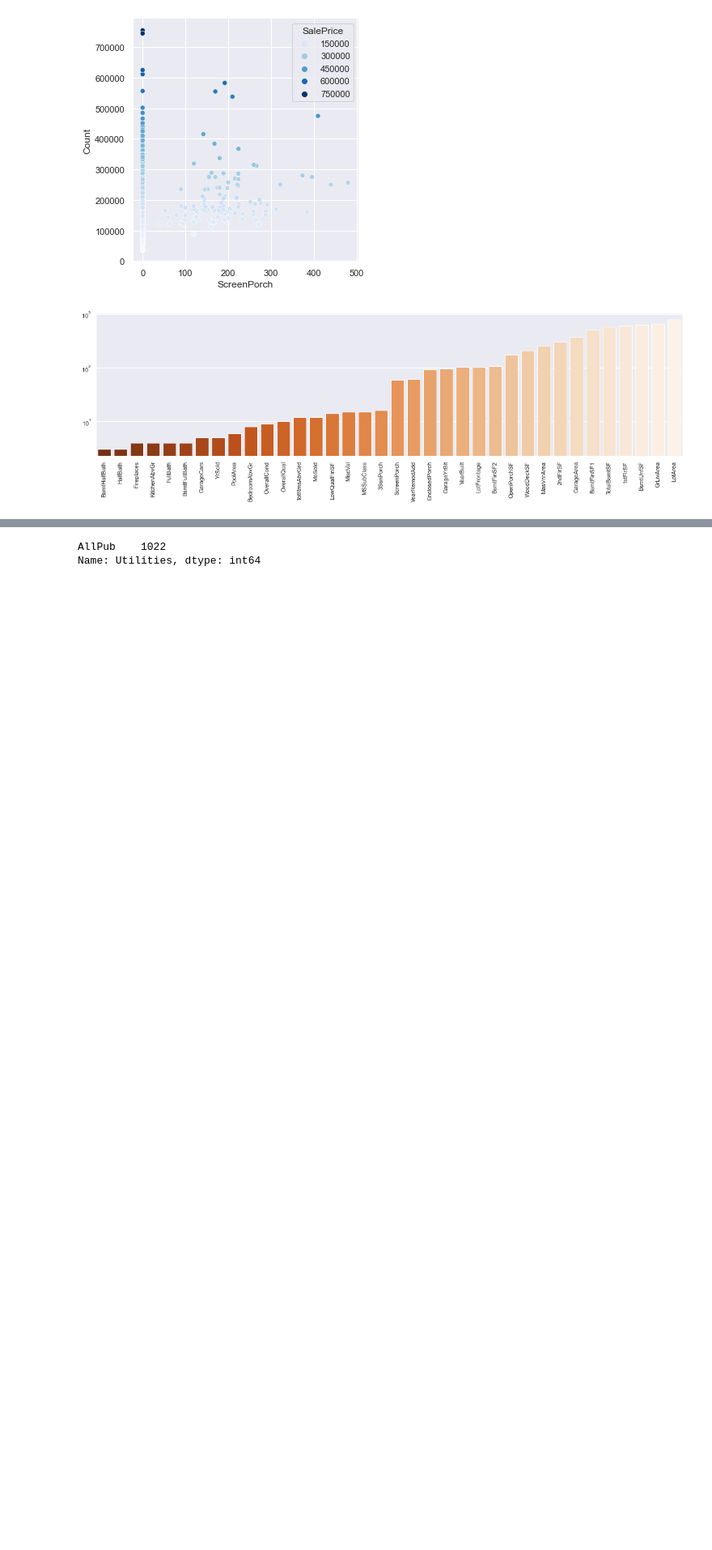
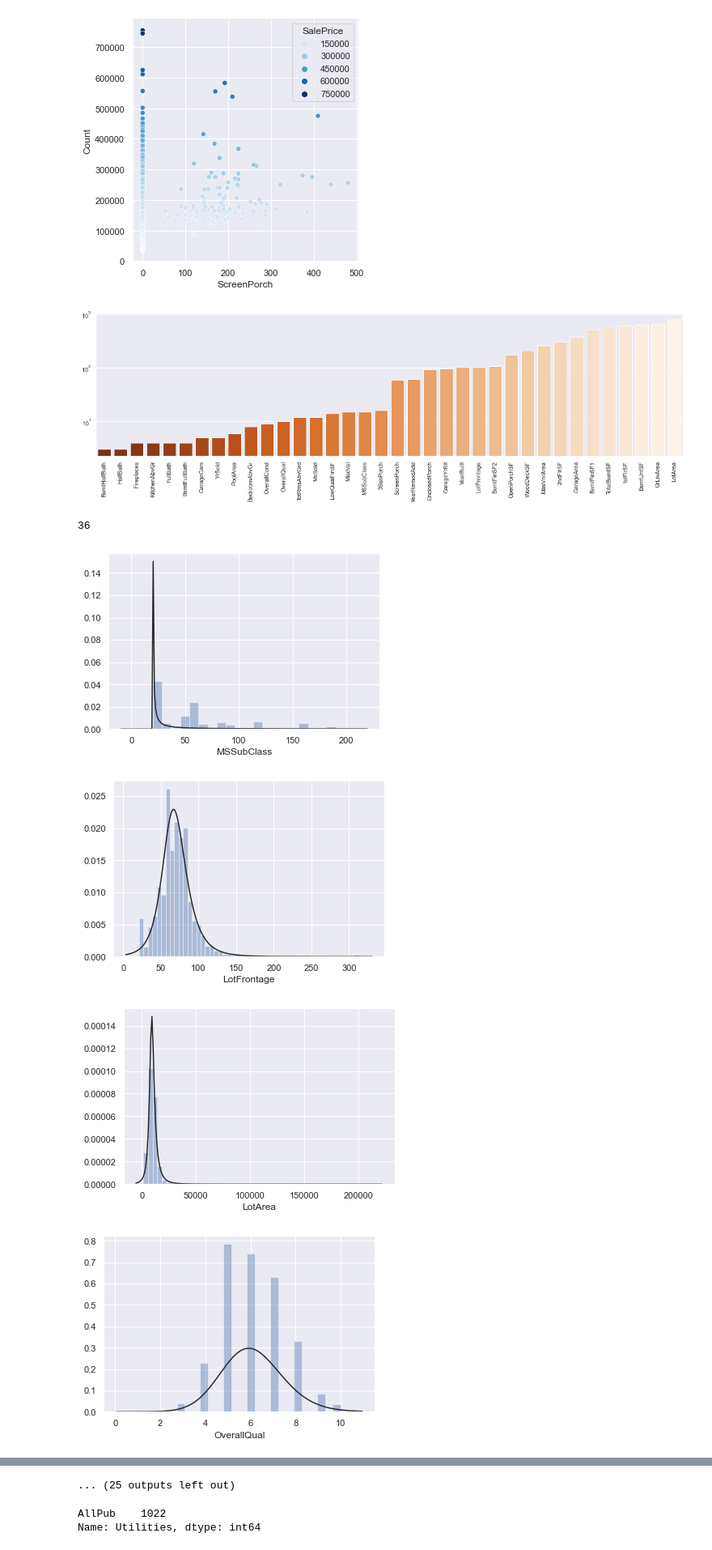
Before and after one commit to Altair200333/ML_tasks, a Jupyter notebook: task4/analize_data.ipynb, the cells around one changed output, grey strips where cells are left out. Shown at 81% size. Cells and saved outputs as stored; diff of their text form; code cells hidden in the pictures; blank space fills up the shorter version.

```diff
--- a/task4/analize_data.ipynb
+++ b/task4/analize_data.ipynb
@@ -100,3 +97,21 @@ plt.xticks(rotation=90)
 plt.yscale("log")
 # %% [output]
 [figure]
+# %%
+import scipy.stats as stats
+from scipy.stats import skew
+
+print(len(num_candidates))
+#_, axes = plt.subplots(nrows=6, ncols=6, figsize=(15, 15))
+
+for col in num_candidates:
+    plt.figure()
+    sns.distplot(data[data[col].notnull()][col], kde=False, fit=stats.johnsonsu)
+
+plt.show()
+# %% [output]
+36
+[figure, added]
+[figure, added]
+[figure, added]
+[figure, added]
@@ -103,3 +125,4 @@ plt.yscale("log")
+... (25 outputs left out)
 # %%
 X_train.loc[:,"Utilities"].value_counts()
 # %% [output]
```
Also changed, not shown: parts of 2 cells of this notebook.
